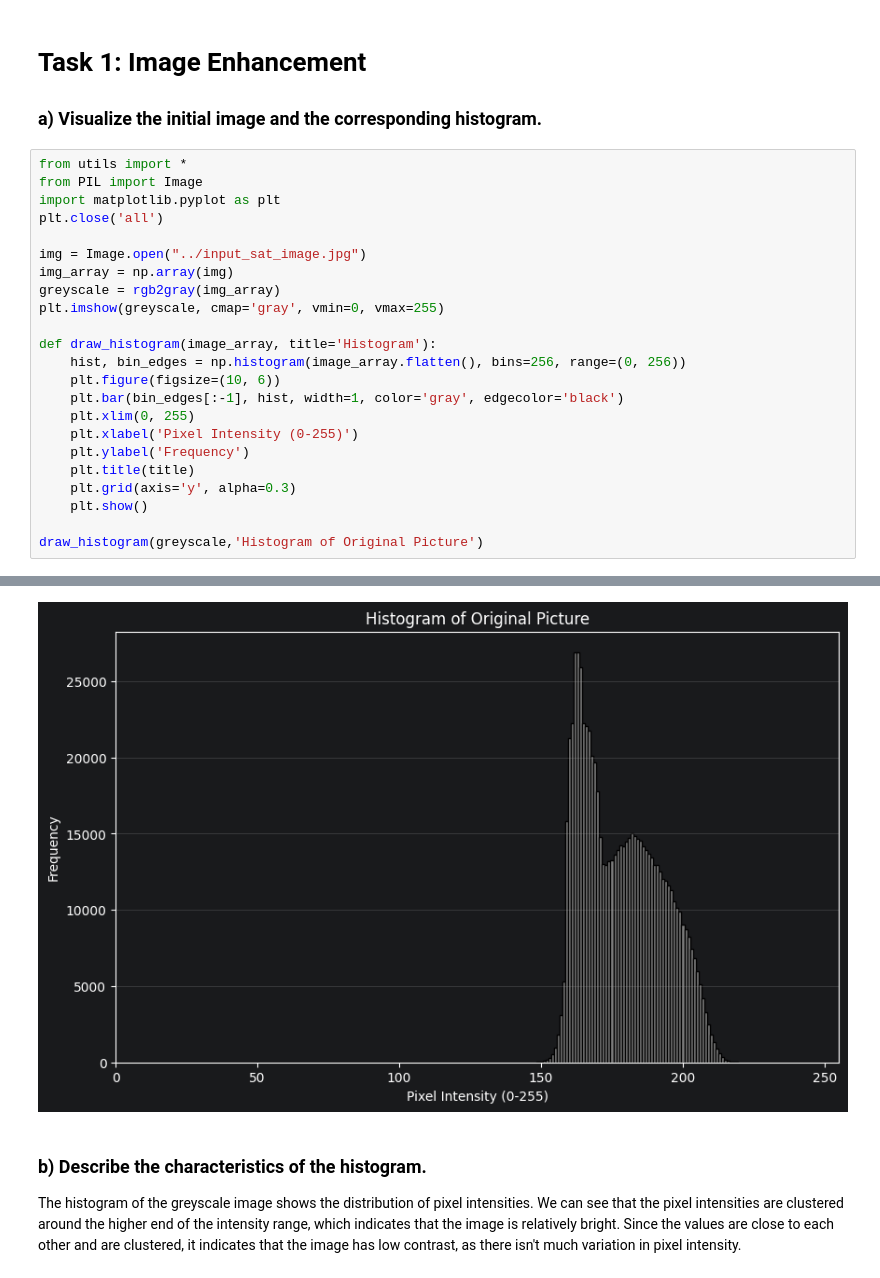
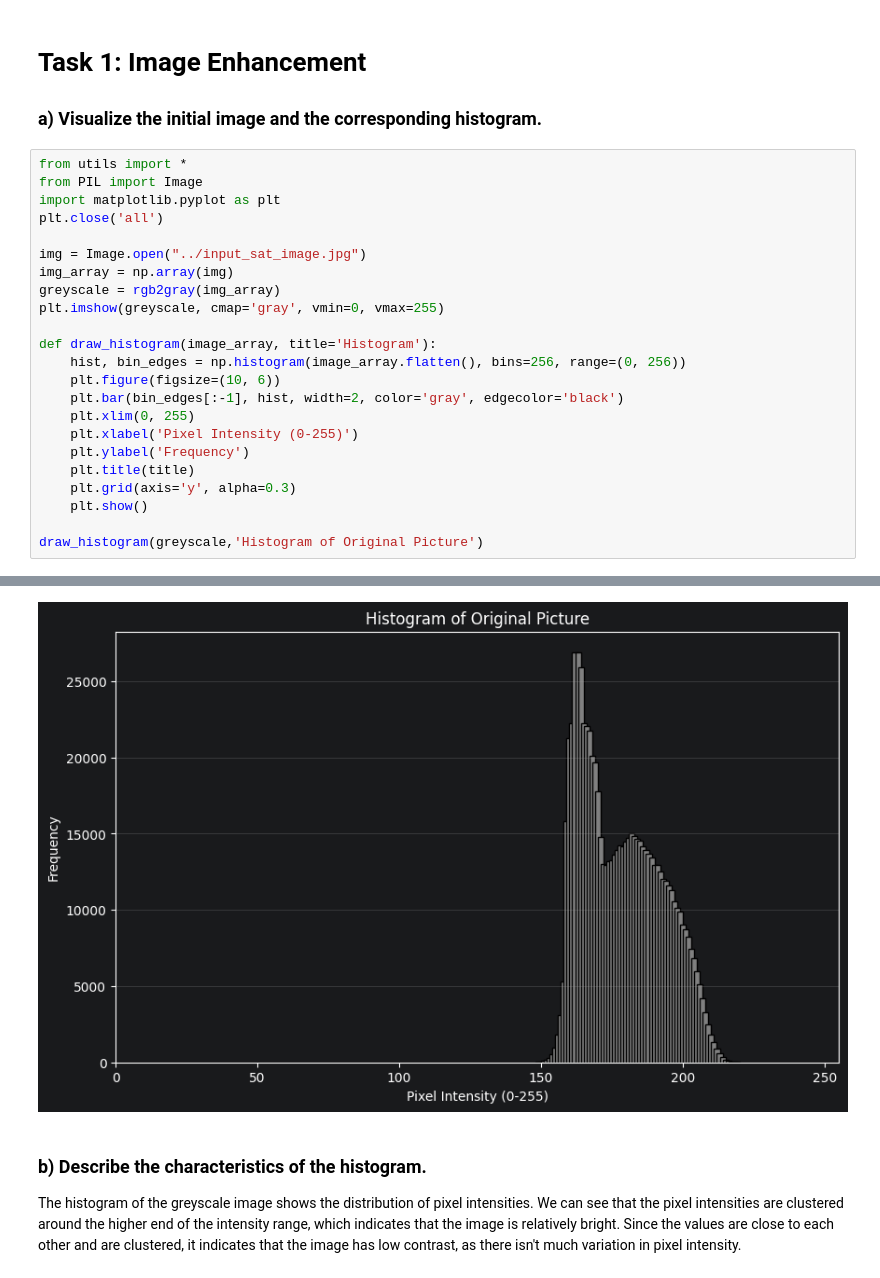
Before and after one commit to DerIltis/IAOR_SS26, a Jupyter notebook: src/sample.ipynb, the cells around one changed output, grey strips where cells are left out. Cells and saved outputs as stored; diff of their text form.

Commit message:
change width of bars

```diff
--- a/src/sample.ipynb
+++ b/src/sample.ipynb
@@ -5,29 +5,29 @@
 # %%
 from utils import *
 from PIL import Image
 import matplotlib.pyplot as plt
 plt.close('all')
 
 img = Image.open("../input_sat_image.jpg")
 img_array = np.array(img)
 greyscale = rgb2gray(img_array)
 plt.imshow(greyscale, cmap='gray', vmin=0, vmax=255)
 
 def draw_histogram(image_array, title='Histogram'):
     hist, bin_edges = np.histogram(image_array.flatten(), bins=256, range=(0, 256))
     plt.figure(figsize=(10, 6))
-    plt.bar(bin_edges[:-1], hist, width=1, color='gray', edgecolor='black')
+    plt.bar(bin_edges[:-1], hist, width=2, color='gray', edgecolor='black')
     plt.xlim(0, 255)
     plt.xlabel('Pixel Intensity (0-255)')
     plt.ylabel('Frequency')
     plt.title(title)
     plt.grid(axis='y', alpha=0.3)
     plt.show()
 
 draw_histogram(greyscale,'Histogram of Original Picture')
 # %% [output]
 [figure]
-[figure, old version]
+[figure, new version]
 # %% [markdown]
 ### b) Describe the characteristics of the histogram.
 The histogram of the greyscale image shows the distribution of pixel intensities. We can see that the pixel intensities are clustered around the higher end of the intensity range, which indicates that the image is relatively bright. Since the values are close to each other and are clustered, it indicates that the image has low contrast, as there isn't much variation in pixel intensity.
```
Also changed, not shown: parts of 1 cell of this notebook.
